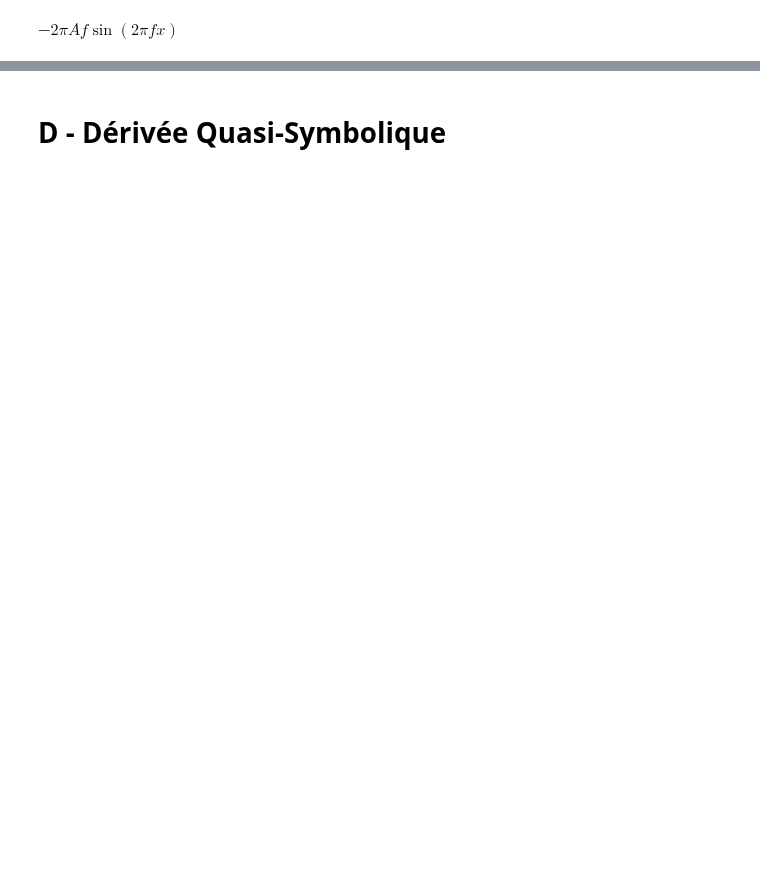
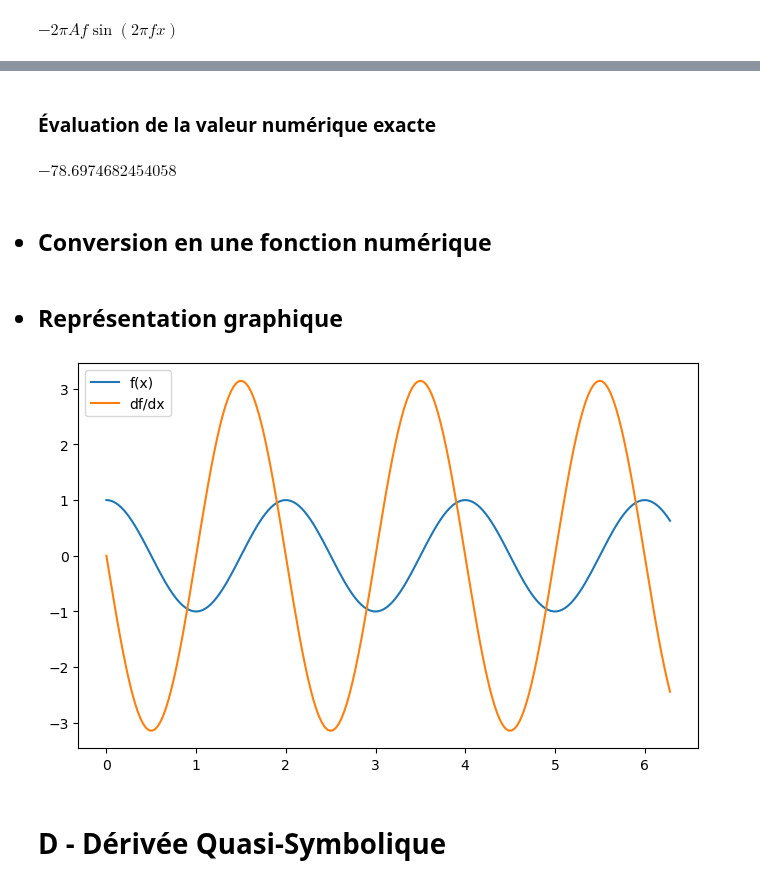
Before and after one commit to Brice-KENGNI-ZANGUIM/Python-pour-les-Mathematiques, a Jupyter notebook: Dérivée Symboliques, Numériques et Quasi-symboliques.ipynb, the cells around one changed output, grey strips where cells are left out. Drawn from its saved outputs; the diff is of its cells as text; code cells hidden in the pictures; blank space fills up the shorter version.

```diff
--- a/Dérivée Symboliques, Numériques et Quasi-symboliques.ipynb
+++ b/Dérivée Symboliques, Numériques et Quasi-symboliques.ipynb
@@ -146,2 +172,27 @@ df2_over_dx
+# %% [markdown]
+<h3> Évaluation de la valeur numérique exacte
+# %%
+df2_over_dx.subs([(x , 0.453) ,(A , 0.6) ,(freq , 2)]).evalf()
+# %% [output]
+$\displaystyle -78.6974682454058$
+# %% [markdown]
+<h2> <strong> <li> Conversion en une fonction numérique
+# %%
+fonction = smp.lambdify( ( x , A , freq ) , f)
+deriv_fonction = smp.lambdify( (x , A , freq ) , df1_over_dx )
+# %% [markdown]
+<h2> <strong> <li> Représentation graphique
+# %%
+x0 = np.linspace(0, 2*np.pi , 200)
+
+plt.figure(figsize= (8,5))
+
+plt.plot(x0 , fonction(x0 , 1 , 0.5) , label="f(x)")
+plt.plot(x0 , deriv_fonction(x0 , 1 , 0.5) , label="df/dx")
+
+plt.legend()
+plt.show()
+# %% [output]
+[figure, added]
 # %% [markdown]
 <h1> <strong> D - Dérivée Quasi-Symbolique
```
Also changed, not shown: parts of 28 cells of this notebook.
